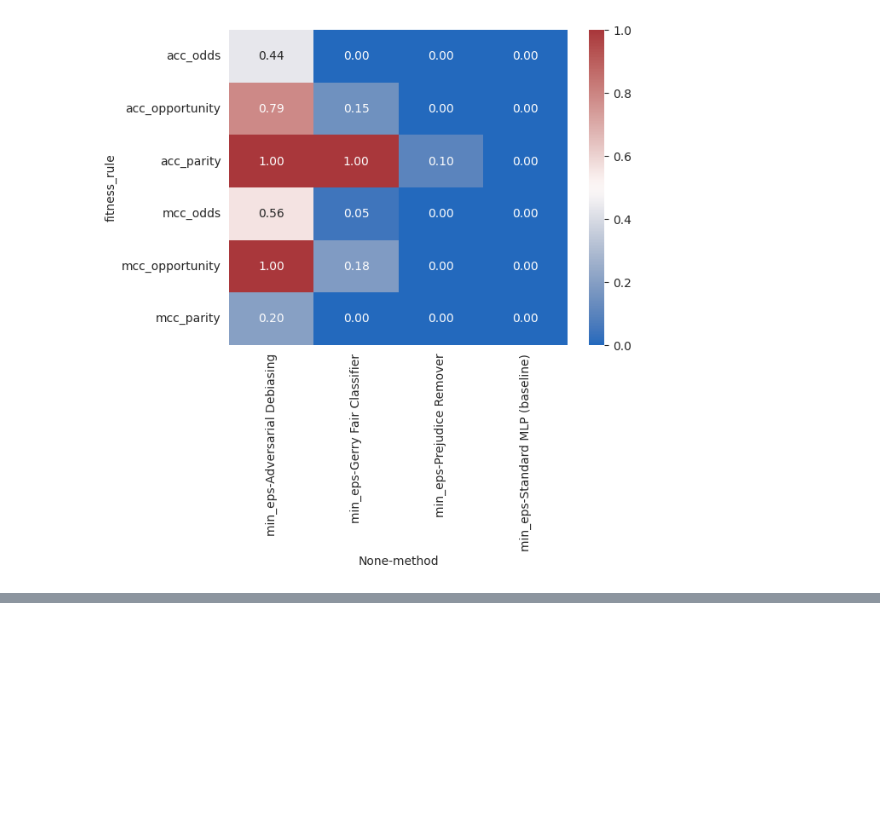
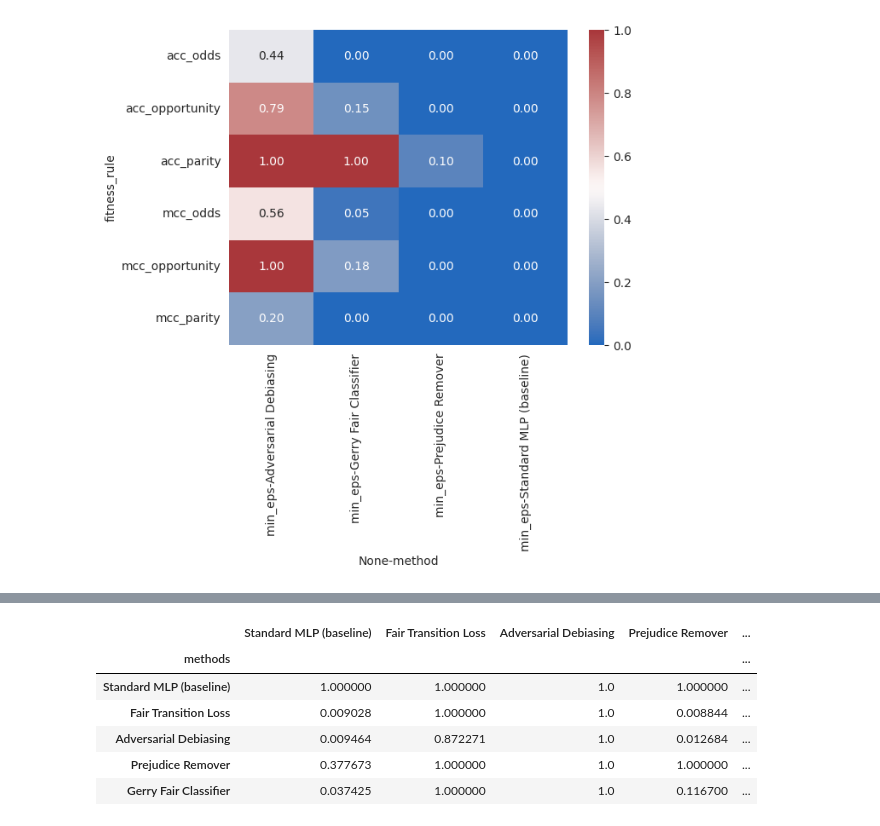
Before and after one commit to ygorcanalli/FairTransitionLoss, a Jupyter notebook: notebooks/2023-07-26/plot.ipynb, the cells around one changed output, grey strips where cells are left out. Drawn from its saved outputs; the diff is of its cells as text; code cells hidden in the pictures; blank space fills up the shorter version.

```diff
--- a/notebooks/2023-07-26/plot.ipynb
+++ b/notebooks/2023-07-26/plot.ipynb
@@ -304 +303,23 @@ Significance Testing
 ... (60 outputs left out)
+# %%
+methods_results = []
+for m in methods:
+    r = results.loc[ (results['method'] == m) ]\
+                .fitness.tolist()
+    if len(r) == 0:
+        r = [-1]
+    methods_results.append(r)
+min_eps = deepsig.multi_aso(methods_results, confidence_level=0.95)
+# %%
+aso_df = pd.DataFrame(min_eps, columns=methods)
+aso_df['methods'] = methods
+aso_df = aso_df.set_index('methods')
+aso_df
+# %% [output]
+|  | Standard MLP (baseline) | Fair Transition Loss | Adversarial Debiasing | Prejudice Remover | ... |
+| methods |  |  |  |  | ... |
+| Standard MLP (baseline) | 1.000000 | 1.000000 | 1.0 | 1.000000 | ... |
+| Fair Transition Loss | 0.009028 | 1.000000 | 1.0 | 0.008844 | ... |
+| Adversarial Debiasing | 0.009464 | 0.872271 | 1.0 | 0.012684 | ... |
+| Prejudice Remover | 0.377673 | 1.000000 | 1.0 | 1.000000 | ... |
+| Gerry Fair Classifier | 0.037425 | 1.000000 | 1.0 | 0.116700 | ... |
```
Also changed, not shown: parts of 1 cell of this notebook.
